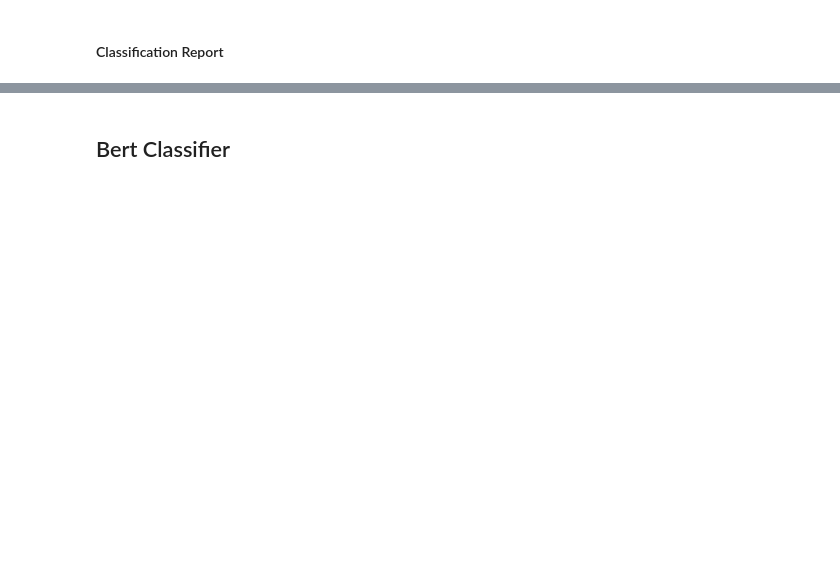
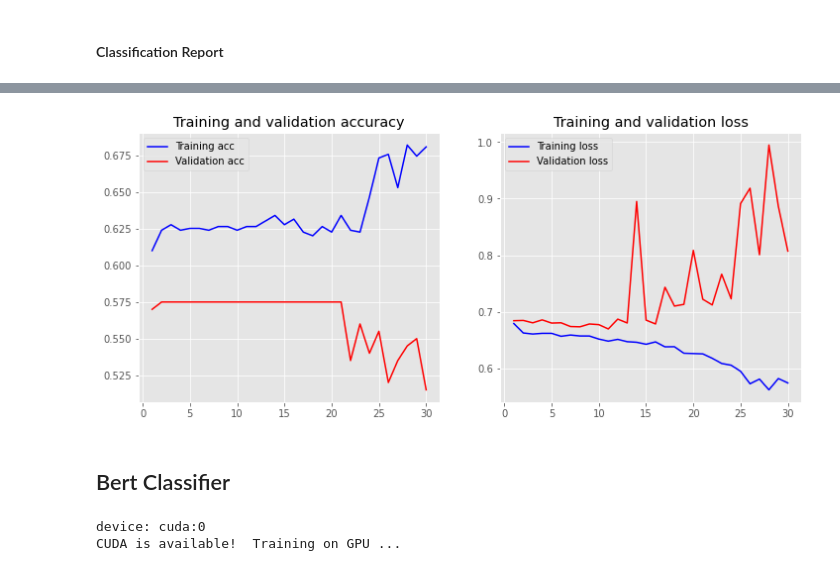
Before and after one commit to kargaranamir/persian-sentiment-analysis, a Jupyter notebook: code.ipynb, the cells around one changed output, grey strips where cells are left out. Drawn from its saved outputs; the diff is of its cells as text; code cells hidden in the pictures; blank space fills up the shorter version.

Commit message:
lstm + parsbert

```diff
--- a/code.ipynb
+++ b/code.ipynb
@@ -462,0 +598,9 @@ weighted avg       0.58      0.57      0.57       200
+# %%
+model = Sequential()
+model.add(Embedding(vocab_size, embedding_vector_length, input_length=sentences_max_length, weights=[embedding_matrix], trainable=True))
+model.add(SpatialDropout1D(0.7))
+model.add(LSTM(lstm_units, dropout=0.5, recurrent_dropout=0.5))
+model.add(Dropout(0.2))
+model.add(Dense(1, activation='sigmoid'))
+model.compile(loss='binary_crossentropy',optimizer='adam', metrics=['accuracy'])
+print(model.summary())
@@ -462,0 +668,13 @@ weighted avg       0.58      0.57      0.57       200
+# %%
+from sklearn.preprocessing import LabelEncoder
+label_encoder = LabelEncoder()
+train_y = label_encoder.fit_transform(df_train['label'])
+eval_y = label_encoder.fit_transform(df_eval['label'])
+# %%
+model = model.fit(
+    padded_sequence,
+    train_y.values,
+    batch_size=32,
+    epochs=30,
+    validation_data=(eval_padded_sequence, eval_y.values)
+    )
@@ -463,3 +699,28 @@ weighted avg       0.58      0.57      0.57       200
+# %%
+plt.style.use('ggplot')
+
+def plot_history(model):
+    acc = model.history['accuracy']
+    val_acc = model.history['val_accuracy']
+    loss = model.history['loss']
+    val_loss = model.history['val_loss']
+    x = range(1, len(acc) + 1)
+
+    plt.figure(figsize=(12, 5))
+    plt.subplot(1, 2, 1)
+    plt.plot(x, acc, 'b', label='Training acc')
+    plt.plot(x, val_acc, 'r', label='Validation acc')
+    plt.title('Training and validation accuracy')
+    plt.legend()
+    plt.subplot(1, 2, 2)
+    plt.plot(x, loss, 'b', label='Training loss')
+    plt.plot(x, val_loss, 'r', label='Validation loss')
+    plt.title('Training and validation loss')
+    plt.legend()
+
+plot_history(model)
+# %% [output]
+[figure, added]
 # %% [markdown]
 ## Bert Classifier
 # %%
@@ -468,0 +740,13 @@ weighted avg       0.58      0.57      0.57       200
+# %%
+device = torch.device("cuda:0" if torch.cuda.is_available() else "cpu")
+print(f'device: {device}')
+
+train_on_gpu = torch.cuda.is_available()
+
+if not train_on_gpu:
+    print('CUDA is not available.  Training on CPU ...')
+else:
+    print('CUDA is available!  Training on GPU ...')
+# %% [output]
+device: cuda:0
+CUDA is available!  Training on GPU ...
```
Also changed, not shown: parts of 63 cells of this notebook.
